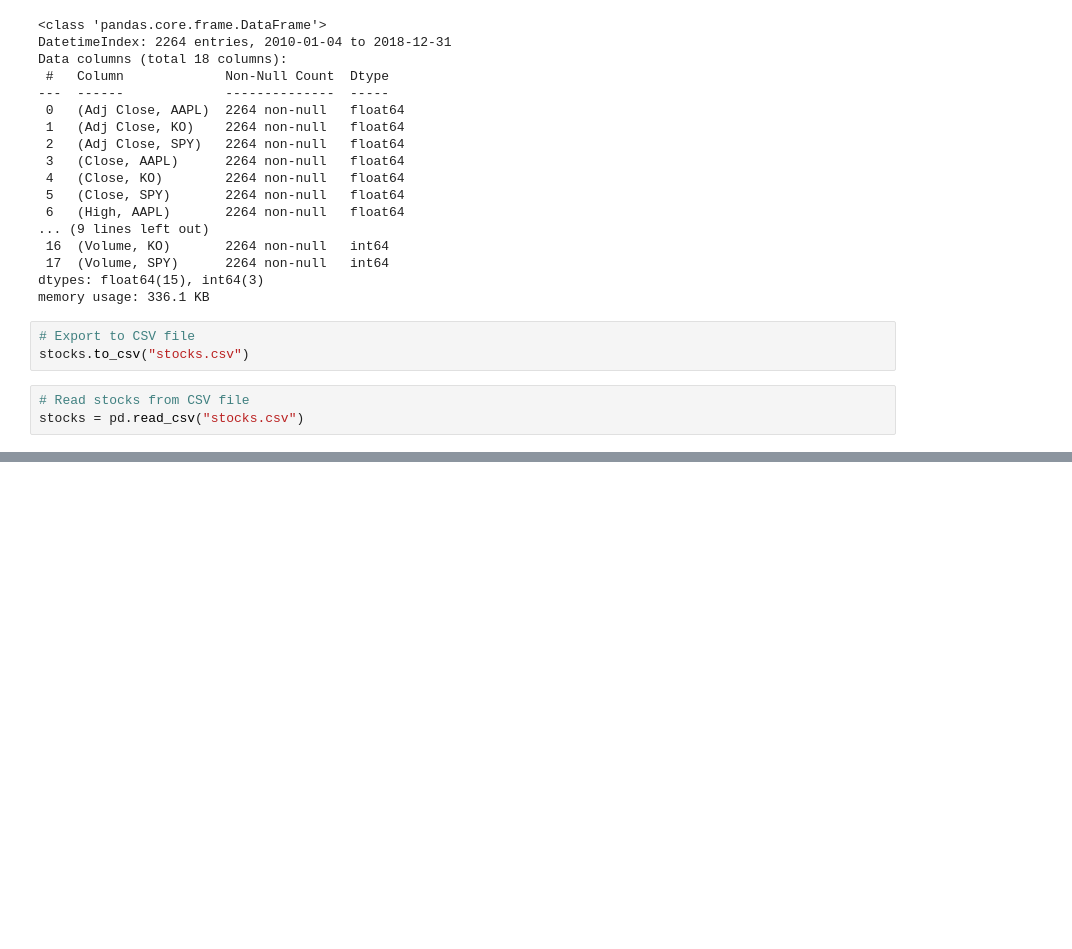
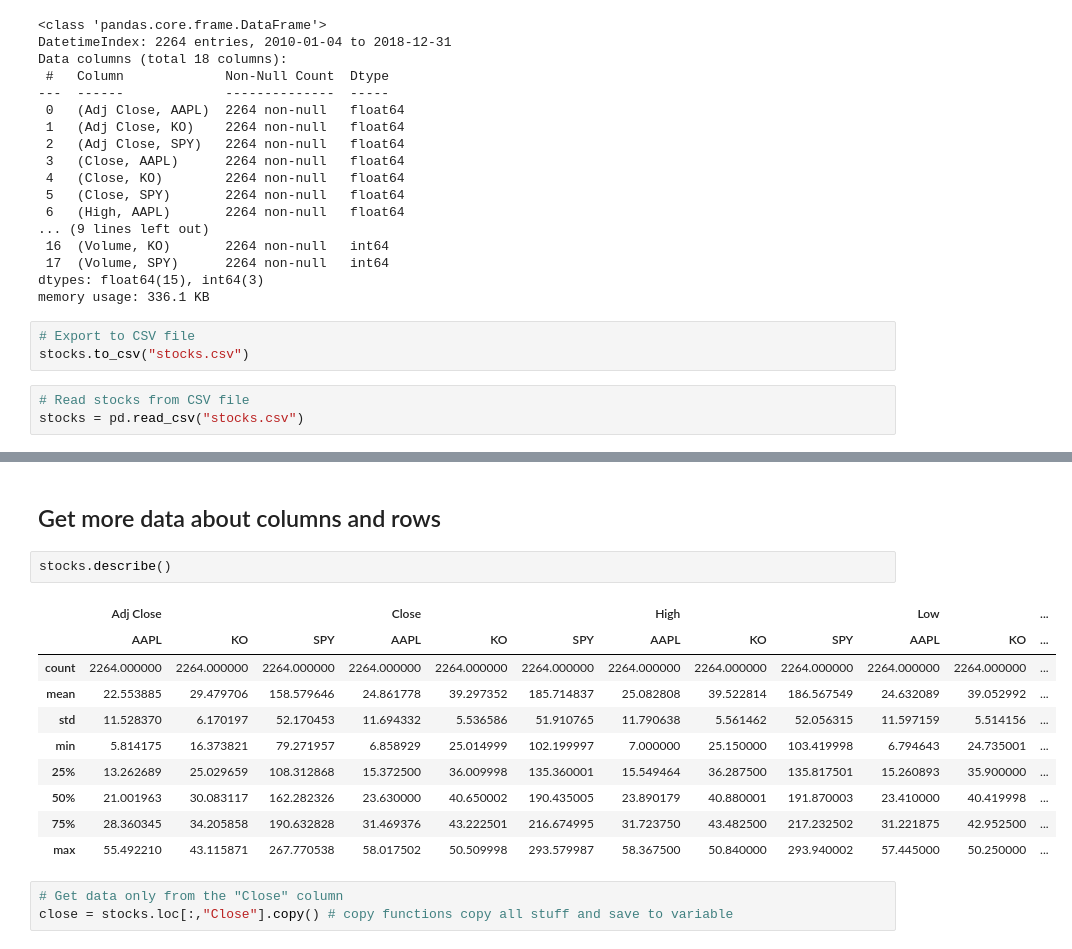
Before and after one commit to DemianKost/python-algorithmic-trading-notes, a Jupyter notebook: Python Trading.ipynb, the cells around one changed output, grey strips where cells are left out. Cells and saved outputs as stored; diff of their text form; blank space fills up the shorter version.

```diff
--- a/Python Trading.ipynb
+++ b/Python Trading.ipynb
@@ -145,0 +221,18 @@ stocks
+# %% [markdown]
+## Get more data about columns and rows
+# %%
+stocks.describe()
+# %% [output]
+|  | Adj Close |  |  | Close |  |  | High |  |  | Low |  | ... |
+|  | AAPL | KO | SPY | AAPL | KO | SPY | AAPL | KO | SPY | AAPL | KO | ... |
+| count | 2264.000000 | 2264.000000 | 2264.000000 | 2264.000000 | 2264.000000 | 2264.000000 | 2264.000000 | 2264.000000 | 2264.000000 | 2264.000000 | 2264.000000 | ... |
+| mean | 22.553885 | 29.479706 | 158.579646 | 24.861778 | 39.297352 | 185.714837 | 25.082808 | 39.522814 | 186.567549 | 24.632089 | 39.052992 | ... |
+| std | 11.528370 | 6.170197 | 52.170453 | 11.694332 | 5.536586 | 51.910765 | 11.790638 | 5.561462 | 52.056315 | 11.597159 | 5.514156 | ... |
+| min | 5.814175 | 16.373821 | 79.271957 | 6.858929 | 25.014999 | 102.199997 | 7.000000 | 25.150000 | 103.419998 | 6.794643 | 24.735001 | ... |
+| 25% | 13.262689 | 25.029659 | 108.312868 | 15.372500 | 36.009998 | 135.360001 | 15.549464 | 36.287500 | 135.817501 | 15.260893 | 35.900000 | ... |
+| 50% | 21.001963 | 30.083117 | 162.282326 | 23.630000 | 40.650002 | 190.435005 | 23.890179 | 40.880001 | 191.870003 | 23.410000 | 40.419998 | ... |
+| 75% | 28.360345 | 34.205858 | 190.632828 | 31.469376 | 43.222501 | 216.674995 | 31.723750 | 43.482500 | 217.232502 | 31.221875 | 42.952500 | ... |
+| max | 55.492210 | 43.115871 | 267.770538 | 58.017502 | 50.509998 | 293.579987 | 58.367500 | 50.840000 | 293.940002 | 57.445000 | 50.250000 | ... |
+# %%
+# Get data only from the "Close" column
+close = stocks.loc[:,"Close"].copy() # copy functions copy all stuff and save to variable
```
Also changed, not shown: parts of 16 cells of this notebook, 1 other file.
